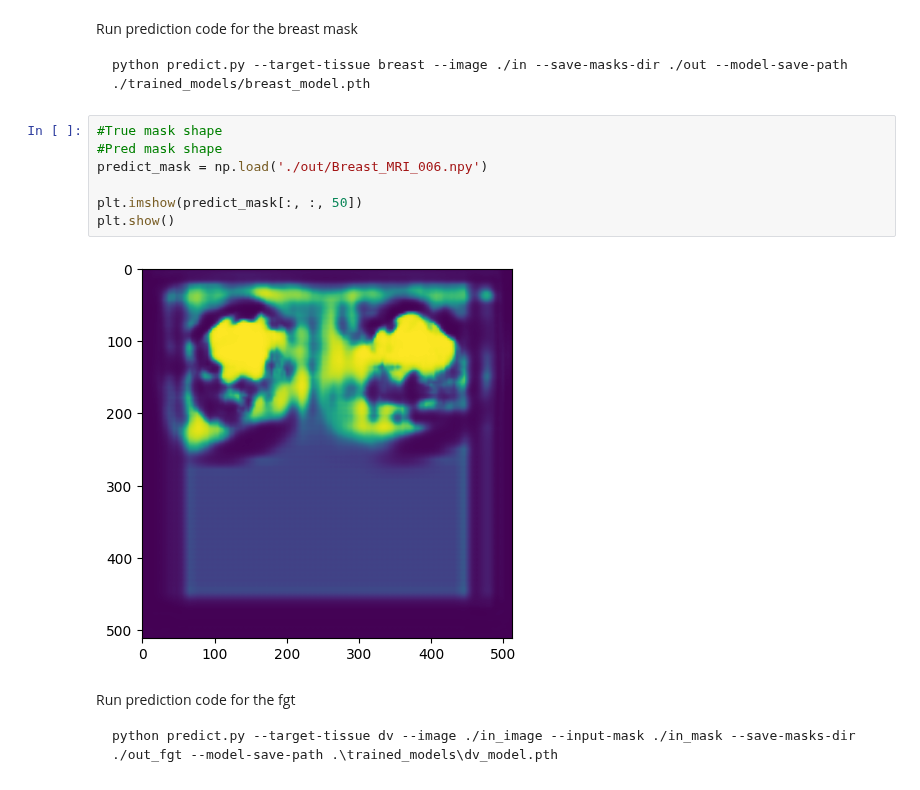
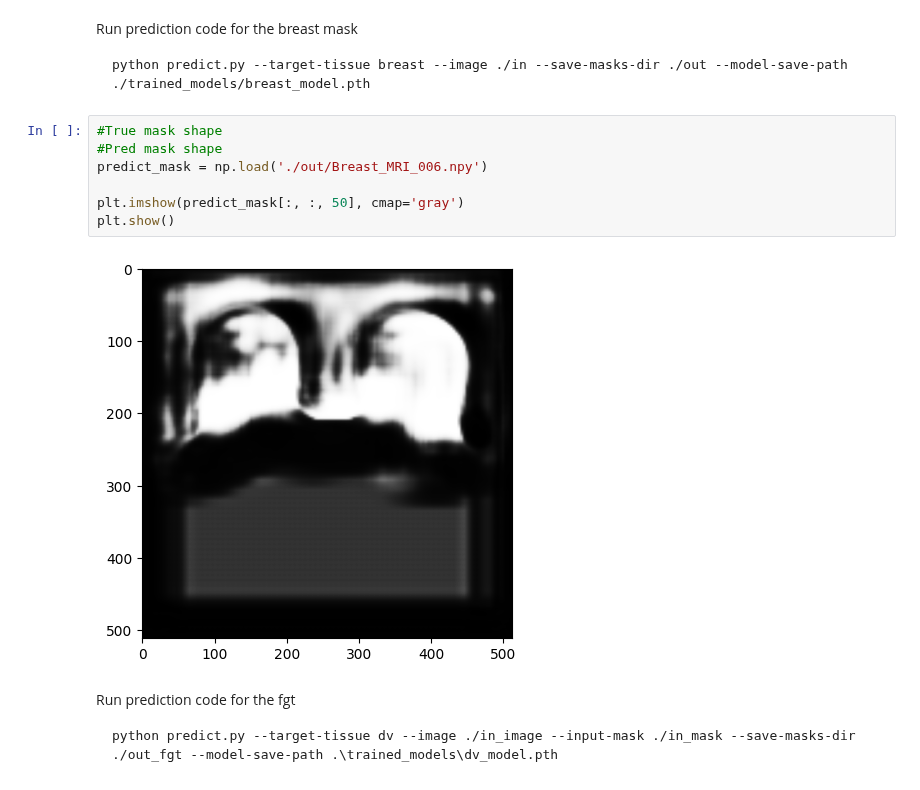
Before and after one commit to hsuryainfo/3D-Breast-FGT-and-Blood-Vessel-Segmentation, a Jupyter notebook: DOCnotebook.ipynb, the cells around one changed output. Saved outputs shown, nothing was run; the diff lists cells and outputs as text.

````diff
--- a/DOCnotebook.ipynb
+++ b/DOCnotebook.ipynb
@@ -70,12 +70,12 @@ python predict.py --target-tissue breast --image ./in --save-masks-dir ./out --m
 # %%
 #True mask shape
 #Pred mask shape
 predict_mask = np.load('./out/Breast_MRI_006.npy')
 
-plt.imshow(predict_mask[:, :, 50])
+plt.imshow(predict_mask[:, :, 50], cmap='gray')
 plt.show()
 # %% [output]
-[figure, old version]
+[figure, new version]
 # %% [markdown]
 Run prediction code for the fgt
 ```
````
Also changed, not shown: 3 other files.
